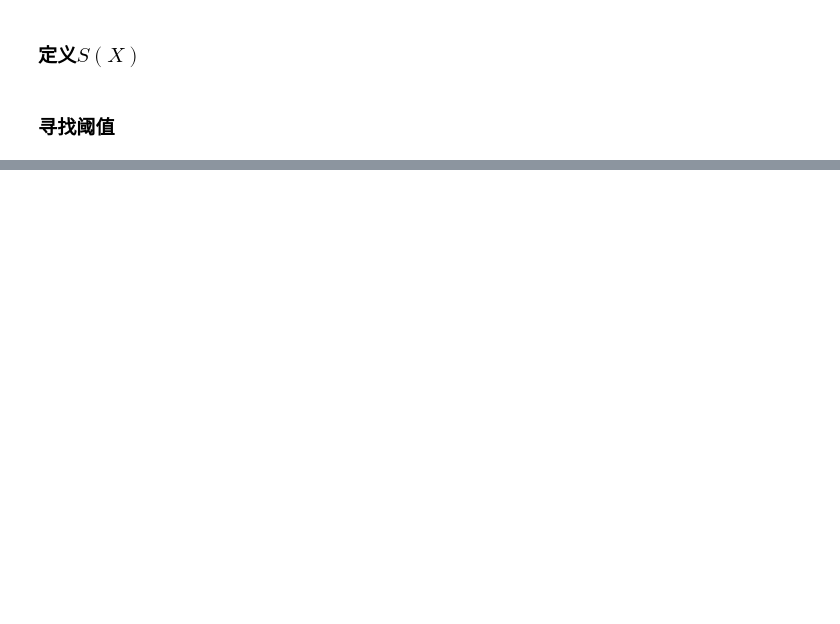
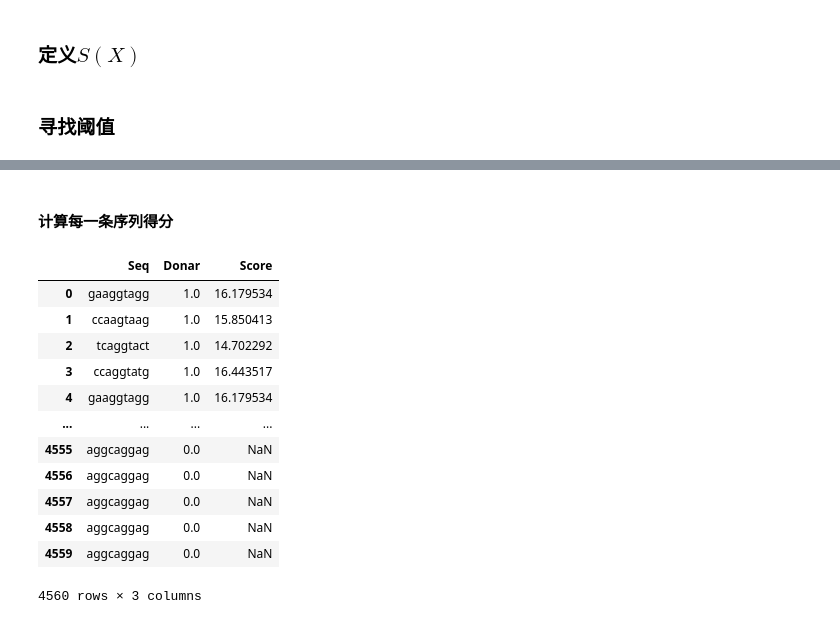
Before and after one commit to LudensZhang/bioinformatic_data_mining, a Jupyter notebook: WAM_for_function_finding.ipynb, the cells around one changed output, grey strips where cells are left out. Drawn from its saved outputs; the diff is of its cells as text; code cells hidden in the pictures; blank space fills up the shorter version.

```diff
--- a/WAM_for_function_finding.ipynb
+++ b/WAM_for_function_finding.ipynb
@@ -210,0 +309,20 @@ array([ True,  True,  True, ...,  True,  True,  True])
+# %% [markdown]
+#### 计算每一条序列得分
+# %%
+test_df['Score'] = test_df['Seq'].apply(WAMDecisionFunction)
+# test_df['Score'].fillna(-100, inplace = True)    # 去除空值
+test_df
+# %% [output]
+|  | Seq | Donar | Score |
+| 0 | gaaggtagg | 1.0 | 16.179534 |
+| 1 | ccaagtaag | 1.0 | 15.850413 |
+| 2 | tcaggtact | 1.0 | 14.702292 |
+| 3 | ccaggtatg | 1.0 | 16.443517 |
+| 4 | gaaggtagg | 1.0 | 16.179534 |
+| ... | ... | ... | ... |
+| 4555 | aggcaggag | 0.0 | NaN |
+| 4556 | aggcaggag | 0.0 | NaN |
+| 4557 | aggcaggag | 0.0 | NaN |
+| 4558 | aggcaggag | 0.0 | NaN |
+| 4559 | aggcaggag | 0.0 | NaN |
+4560 rows × 3 columns
```
Also changed, not shown: parts of 24 cells of this notebook.
